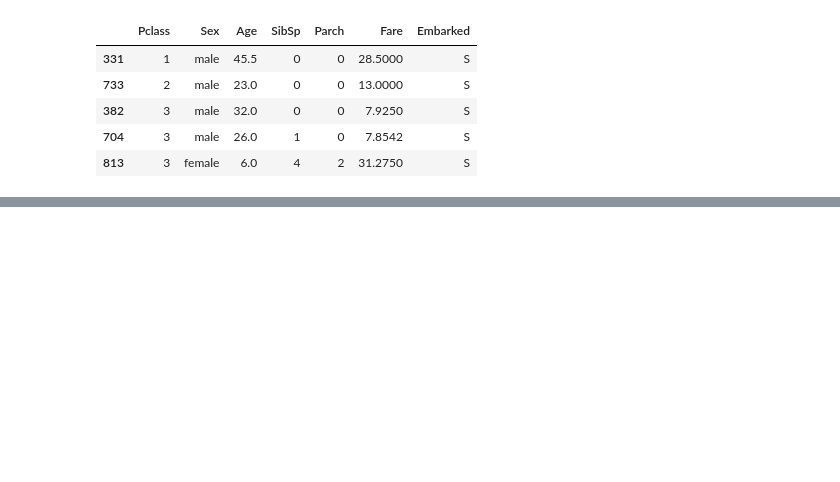
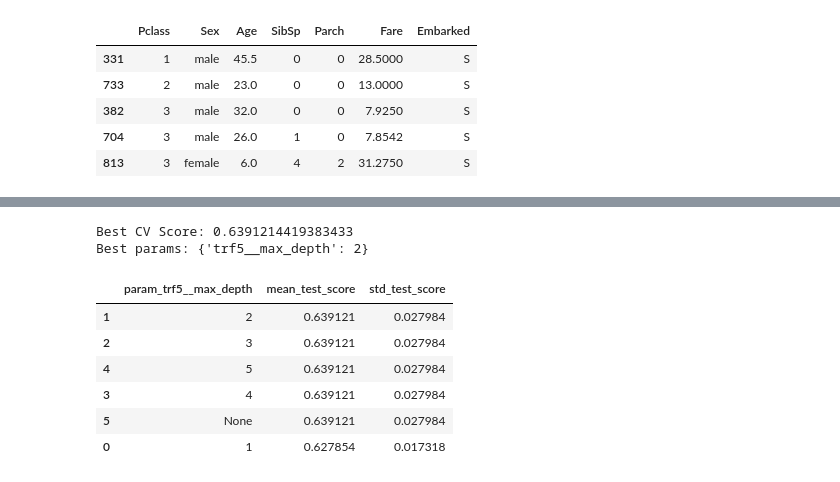
Before and after one commit to Akshay0749/Machine-Learning-CampusX, a Jupyter notebook: day29/titanic-using-pipeline.ipynb, the cells around one changed output, grey strips where cells are left out. Cells and saved outputs as stored; diff of their text form; code cells hidden in the pictures; blank space fills up the shorter version.

Commit message:
Updated Machine Learning Pipelines

```diff
--- a/day29/titanic-using-pipeline.ipynb
+++ b/day29/titanic-using-pipeline.ipynb
@@ -49,3 +49,13 @@ trf3 = ColumnTransformer([
 trf4 = SelectKBest(score_func=chi2, k=8)
 # %%
 trf5 = DecisionTreeClassifier()
+# %%
+pipe = Pipeline([
+    ('trf1', trf1),
+    ('trf2', trf2),
+    ('trf3', trf3),
+    ('trf4', trf4),
+    ('trf5', trf5)
+])
+# %%
+pipe.fit(X_train, y_train)
@@ -51,0 +155,9 @@ trf5 = DecisionTreeClassifier()
+# %%
+from sklearn.model_selection import GridSearchCV
+
+params = {
+    'trf5__max_depth': [1, 2, 3, 4, 5, None]
+}
+
+grid = GridSearchCV(pipe, params, cv=5, scoring='accuracy')
+grid.fit(X_train, y_train)
@@ -51,0 +182,17 @@ trf5 = DecisionTreeClassifier()
+# %%
+print("Best CV Score:", grid.best_score_)
+print("Best params:", grid.best_params_)
+# %% [output]
+Best CV Score: 0.6391214419383433
+Best params: {'trf5__max_depth': 2}
+# %%
+results = pd.DataFrame(grid.cv_results_)
+results[['param_trf5__max_depth', 'mean_test_score', 'std_test_score']].sort_values('mean_test_score', ascending=False)
+# %% [output]
+|  | param_trf5__max_depth | mean_test_score | std_test_score |
+| 1 | 2 | 0.639121 | 0.027984 |
+| 2 | 3 | 0.639121 | 0.027984 |
+| 4 | 5 | 0.639121 | 0.027984 |
+| 3 | 4 | 0.639121 | 0.027984 |
+| 5 | None | 0.639121 | 0.027984 |
+| 0 | 1 | 0.627854 | 0.017318 |
```
Also changed, not shown: parts of 10 cells of this notebook, 2 other files.
